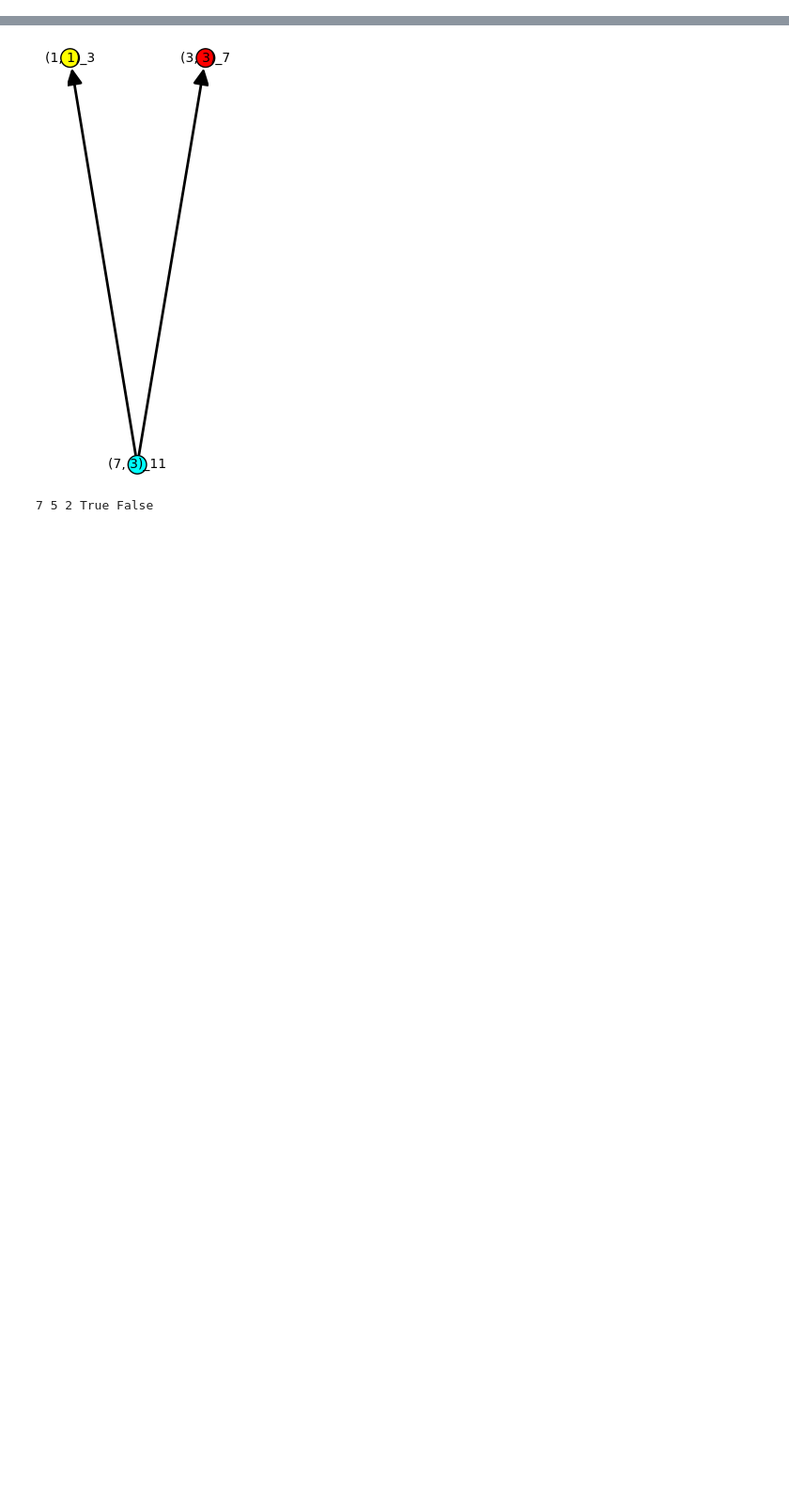
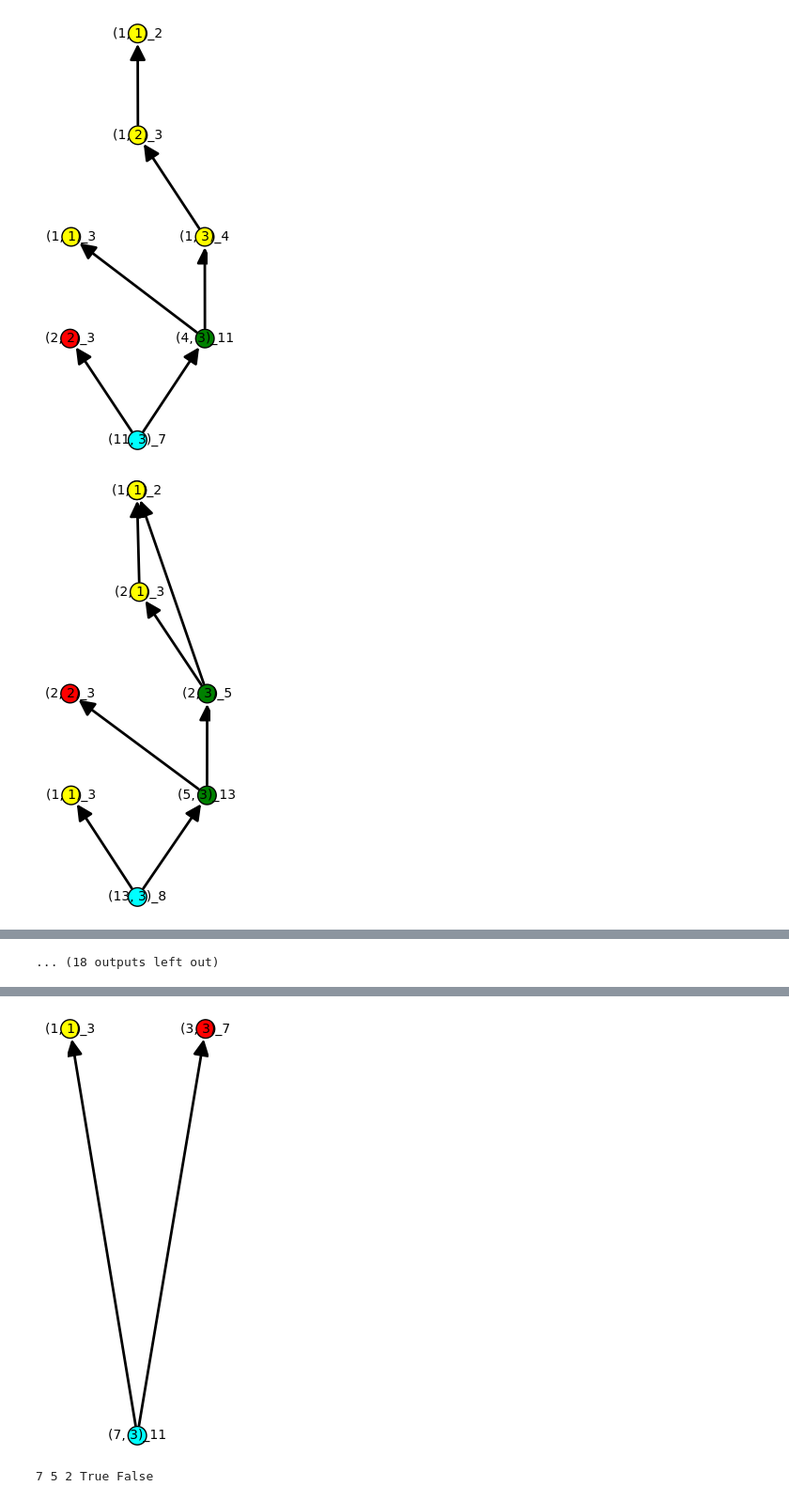
Before and after one commit to filedesless/singularite_j, a Jupyter notebook: notebooks/eval.ipynb, the cells around one changed output, grey strips where cells are left out. Shown at 94% size. Saved outputs shown, nothing was run; the diff lists cells and outputs as text; code cells hidden in the pictures; blank space fills up the shorter version.

```diff
--- a/notebooks/eval.ipynb
+++ b/notebooks/eval.ipynb
@@ -37,3 +37,12 @@ def vis_eval(n, r):
             vertex_colors={'red': b, 'cyan': [(n, r)], 'yellow': y},
             layout='acyclic',
             vertex_labels=uncurry(to_s)))
+# %%
+
+for n in range(2, 20):
+    for (b, a) in combinations(group(n), 2):
+        if a > b > 1 and pairwise_coprime([n, a, b, a + n]) and isJStrict(n, (a, b)):
+            vis_eval(n, (a + n, b))
+# %% [output]
+[figure, added]
+[figure, added]
@@ -40,3 +59,4 @@ def vis_eval(n, r):
+... (18 outputs left out)
 # %%
 from itertools import combinations
 from singularite import group, coprime, isJStrict
```
Also changed, not shown: parts of 3 cells of this notebook, 8 other files.
